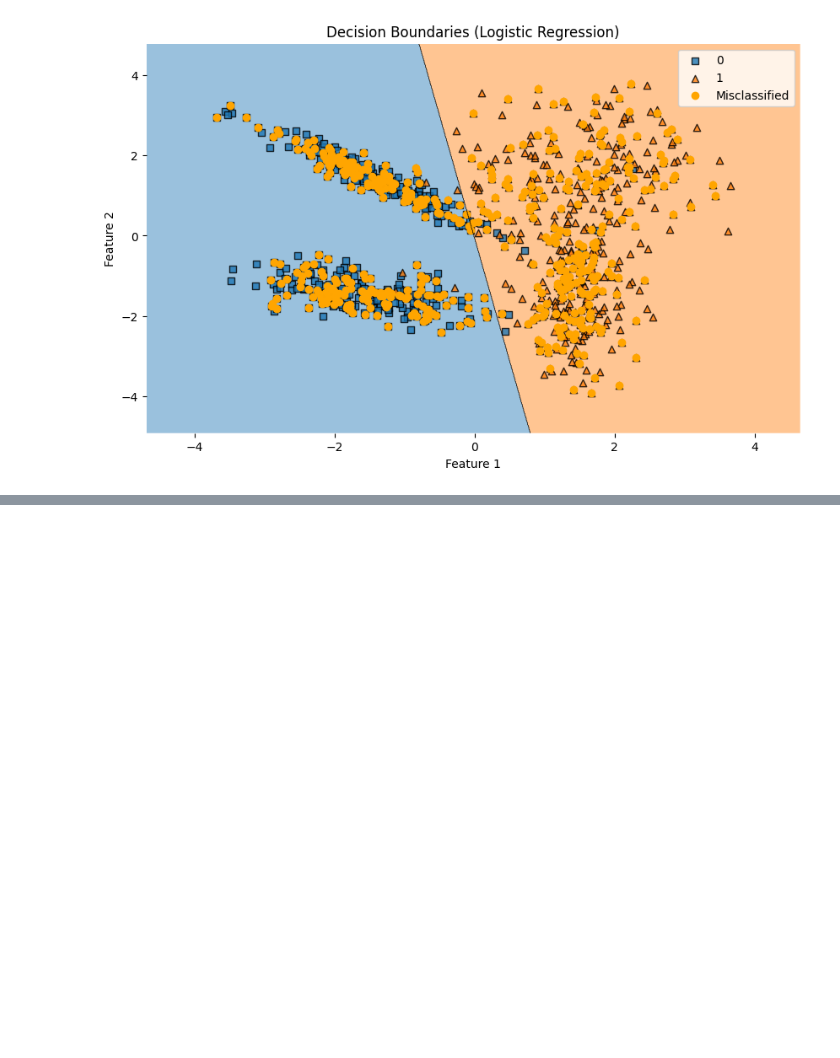
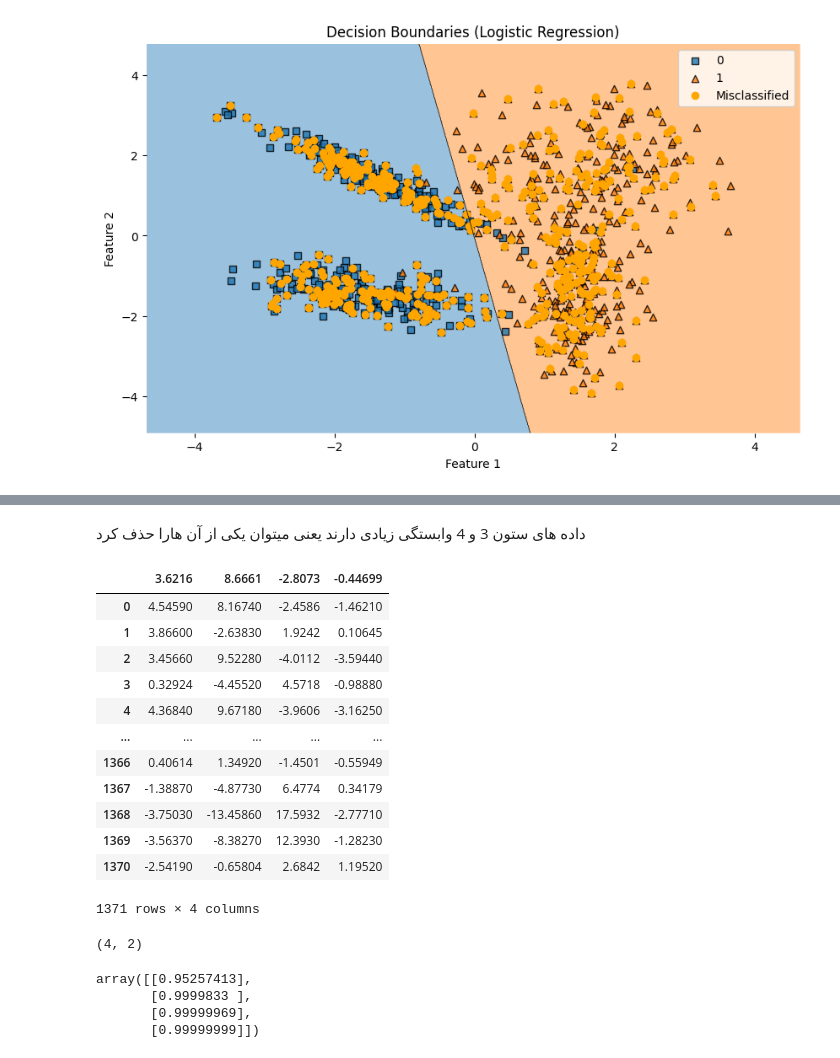
Before and after one commit to KEHSANN/UNIVERSE, a Jupyter notebook: Untitled0.ipynb, the cells around one changed output, grey strips where cells are left out. Cells and saved outputs as stored; diff of their text form; code cells hidden in the pictures; blank space fills up the shorter version.

```diff
--- a/Untitled0.ipynb
+++ b/Untitled0.ipynb
@@ -359,0 +380,56 @@ SVM predictions: [1 0 1 1 2]
+# %% [markdown]
+داده های ستون 3 و 4 وابستگی زیادی دارند یعنی میتوان یکی از آن هارا حذف کرد
+# %%
+import numpy as np
+
+
+def sigmoid(x):
+  return 1/(1 + np.exp(-x))
+
+def logistic_regression(w , x):
+  y_hat = sigmoid(x @ w)
+  return y_hat
+
+
+
+# جدا کردن ستون آخر به عنوان بردار خروجی (y)
+
+y = df.iloc[:, -1]
+
+# جدا کردن ستون‌های دیگر به عنوان ویژگی‌ها (x)
+X = df.iloc[:, :-1]
+
+
+X_train, X_test, y_train, y_test= train_test_split(X, y, test_size= 0.2 , random_state=23)
+
+X
+# %% [output]
+|  | 3.6216 | 8.6661 | -2.8073 | -0.44699 |
+| 0 | 4.54590 | 8.16740 | -2.4586 | -1.46210 |
+| 1 | 3.86600 | -2.63830 | 1.9242 | 0.10645 |
+| 2 | 3.45660 | 9.52280 | -4.0112 | -3.59440 |
+| 3 | 0.32924 | -4.45520 | 4.5718 | -0.98880 |
+| 4 | 4.36840 | 9.67180 | -3.9606 | -3.16250 |
+| ... | ... | ... | ... | ... |
+| 1366 | 0.40614 | 1.34920 | -1.4501 | -0.55949 |
+| 1367 | -1.38870 | -4.87730 | 6.4774 | 0.34179 |
+| 1368 | -3.75030 | -13.45860 | 17.5932 | -2.77710 |
+| 1369 | -3.56370 | -8.38270 | 12.3930 | -1.28230 |
+| 1370 | -2.54190 | -0.65804 | 2.6842 | 1.19520 |
+1371 rows × 4 columns
+# %%
+
+x1 = np.array([[1, 2], [5, 6], [7, 8], [9, 10]] )
+w1 = np.array([[1] , [1]])
+
+
+print(x1.shape)
+w1.shape
+
+logistic_regression(w1 , x1)
+# %% [output]
+(4, 2)
+array([[0.95257413],
+       [0.9999833 ],
+       [0.99999969],
+       [0.99999999]])
```
Also changed, not shown: parts of 5 cells of this notebook.
